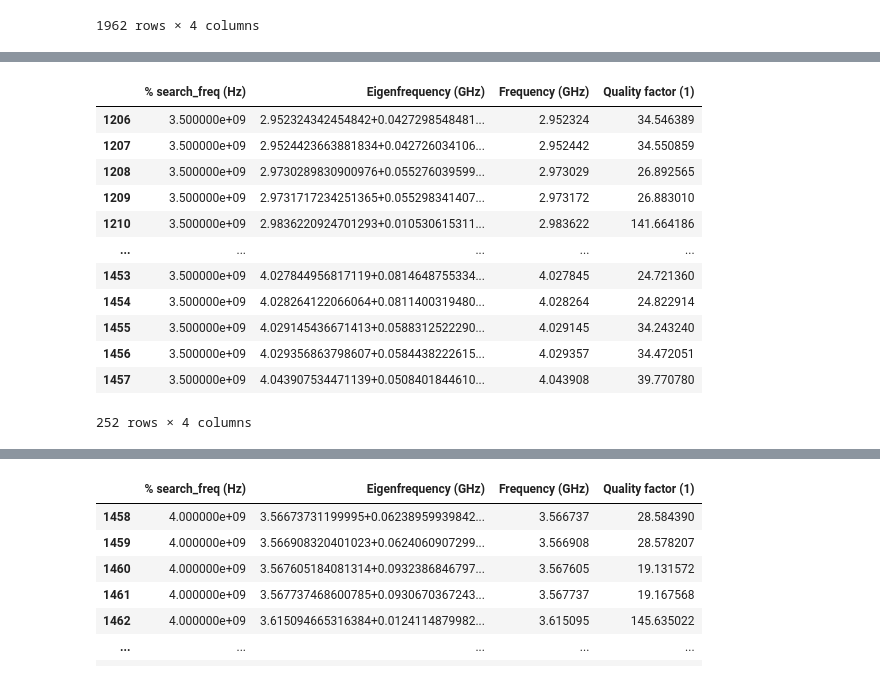
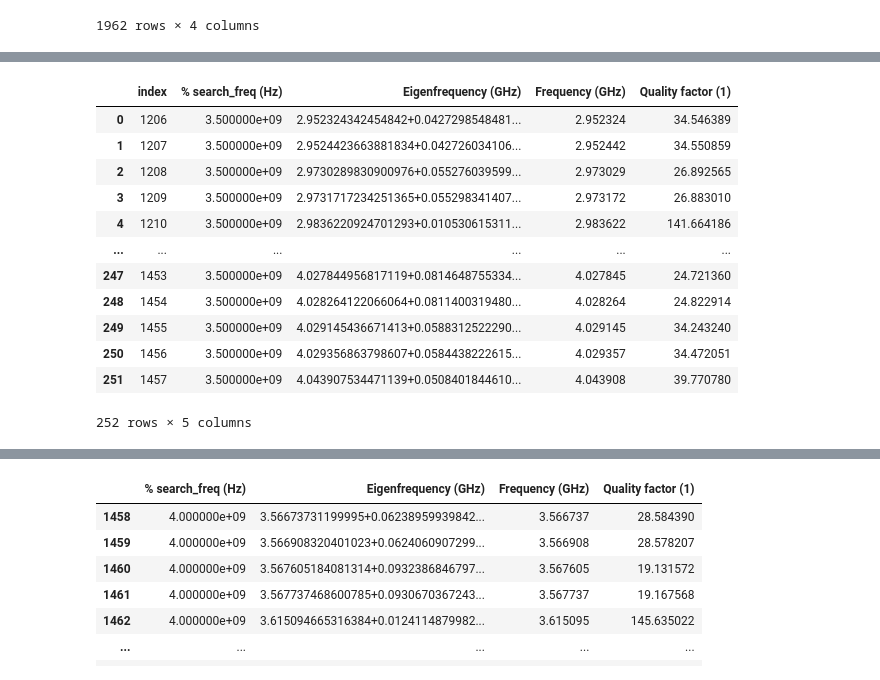
Before and after one commit to leay01/whispering_gallery_MAIN, a Jupyter notebook: wgm_code/Q_fac_analysis/Qfac_new.ipynb, the cells around one changed output, grey strips where cells are left out. Cells and saved outputs as stored; diff of their text form; code cells hidden in the pictures.

Commit message:
index finder for Q factor analysis

```diff
--- a/wgm_code/Q_fac_analysis/Qfac_new.ipynb
+++ b/wgm_code/Q_fac_analysis/Qfac_new.ipynb
@@ -60,17 +81,17 @@ peaks1 = pd.DataFrame(peak_dict1).sort_values('Q', ascending=False).reset_index(
 # %%
-Q3p5 = Q1to5[Q1to5['% search_freq (Hz)']==3.500000e+09]
-Q3p5[Q3p5[]]
+Q3p5 = Q1to5[Q1to5['% search_freq (Hz)']==3.500000e+09].reset_index(inplace=False)
+Q3p5
 # %% [output]
-|  | % search_freq (Hz) | Eigenfrequency (GHz) | Frequency (GHz) | Quality factor (1) |
-| 1206 | 3.500000e+09 | 2.952324342454842+0.0427298548481... | 2.952324 | 34.546389 |
-| 1207 | 3.500000e+09 | 2.9524423663881834+0.042726034106... | 2.952442 | 34.550859 |
-| 1208 | 3.500000e+09 | 2.9730289830900976+0.055276039599... | 2.973029 | 26.892565 |
-| 1209 | 3.500000e+09 | 2.9731717234251365+0.055298341407... | 2.973172 | 26.883010 |
-| 1210 | 3.500000e+09 | 2.9836220924701293+0.010530615311... | 2.983622 | 141.664186 |
-| ... | ... | ... | ... | ... |
-| 1453 | 3.500000e+09 | 4.027844956817119+0.0814648755334... | 4.027845 | 24.721360 |
-| 1454 | 3.500000e+09 | 4.028264122066064+0.0811400319480... | 4.028264 | 24.822914 |
-| 1455 | 3.500000e+09 | 4.029145436671413+0.0588312522290... | 4.029145 | 34.243240 |
-| 1456 | 3.500000e+09 | 4.029356863798607+0.0584438222615... | 4.029357 | 34.472051 |
-| 1457 | 3.500000e+09 | 4.043907534471139+0.0508401844610... | 4.043908 | 39.770780 |
+|  | index | % search_freq (Hz) | Eigenfrequency (GHz) | Frequency (GHz) | Quality factor (1) |
+| 0 | 1206 | 3.500000e+09 | 2.952324342454842+0.0427298548481... | 2.952324 | 34.546389 |
+| 1 | 1207 | 3.500000e+09 | 2.9524423663881834+0.042726034106... | 2.952442 | 34.550859 |
+| 2 | 1208 | 3.500000e+09 | 2.9730289830900976+0.055276039599... | 2.973029 | 26.892565 |
+| 3 | 1209 | 3.500000e+09 | 2.9731717234251365+0.055298341407... | 2.973172 | 26.883010 |
+| 4 | 1210 | 3.500000e+09 | 2.9836220924701293+0.010530615311... | 2.983622 | 141.664186 |
+| ... | ... | ... | ... | ... | ... |
+| 247 | 1453 | 3.500000e+09 | 4.027844956817119+0.0814648755334... | 4.027845 | 24.721360 |
+| 248 | 1454 | 3.500000e+09 | 4.028264122066064+0.0811400319480... | 4.028264 | 24.822914 |
+| 249 | 1455 | 3.500000e+09 | 4.029145436671413+0.0588312522290... | 4.029145 | 34.243240 |
+| 250 | 1456 | 3.500000e+09 | 4.029356863798607+0.0584438222615... | 4.029357 | 34.472051 |
+| 251 | 1457 | 3.500000e+09 | 4.043907534471139+0.0508401844610... | 4.043908 | 39.770780 |
-252 rows × 4 columns
+252 rows × 5 columns
```
Also changed, not shown: parts of 25 cells of this notebook, 4 other files.
